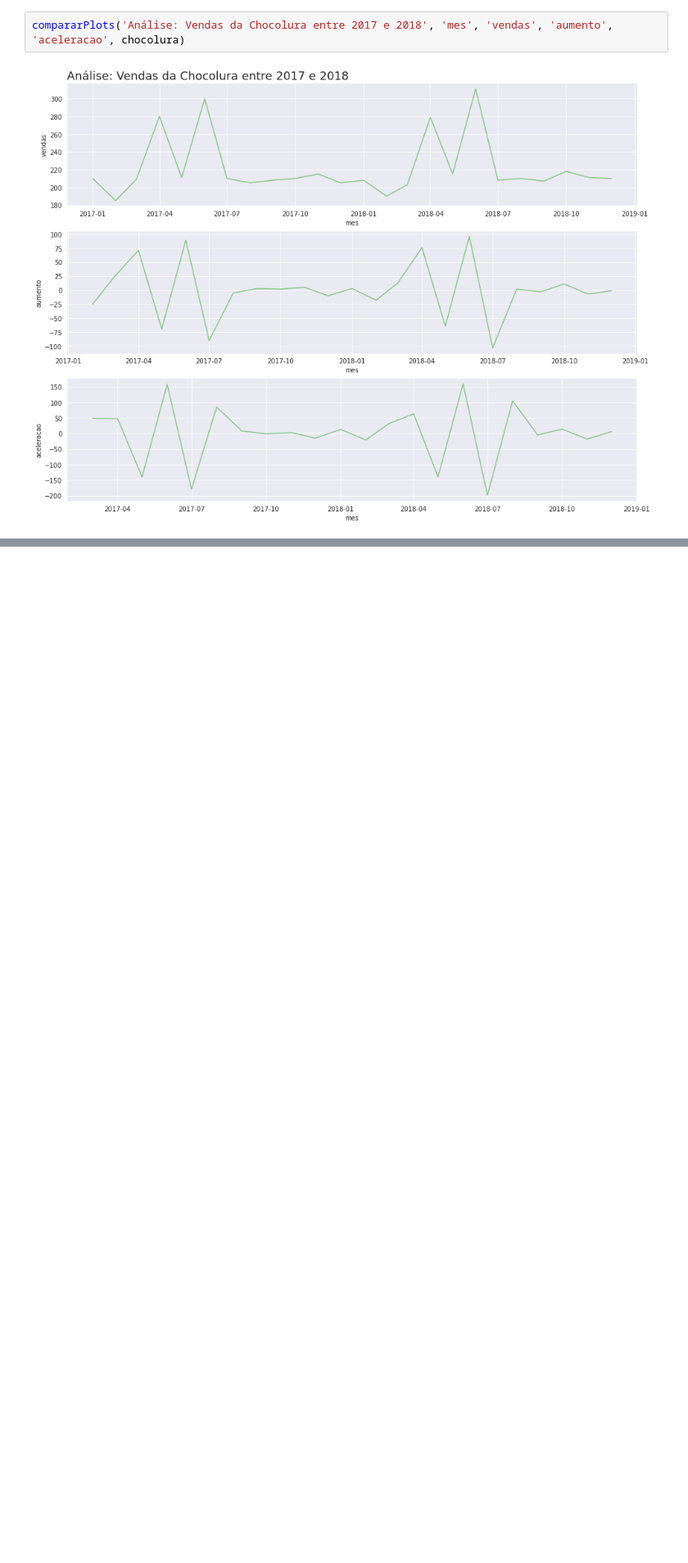
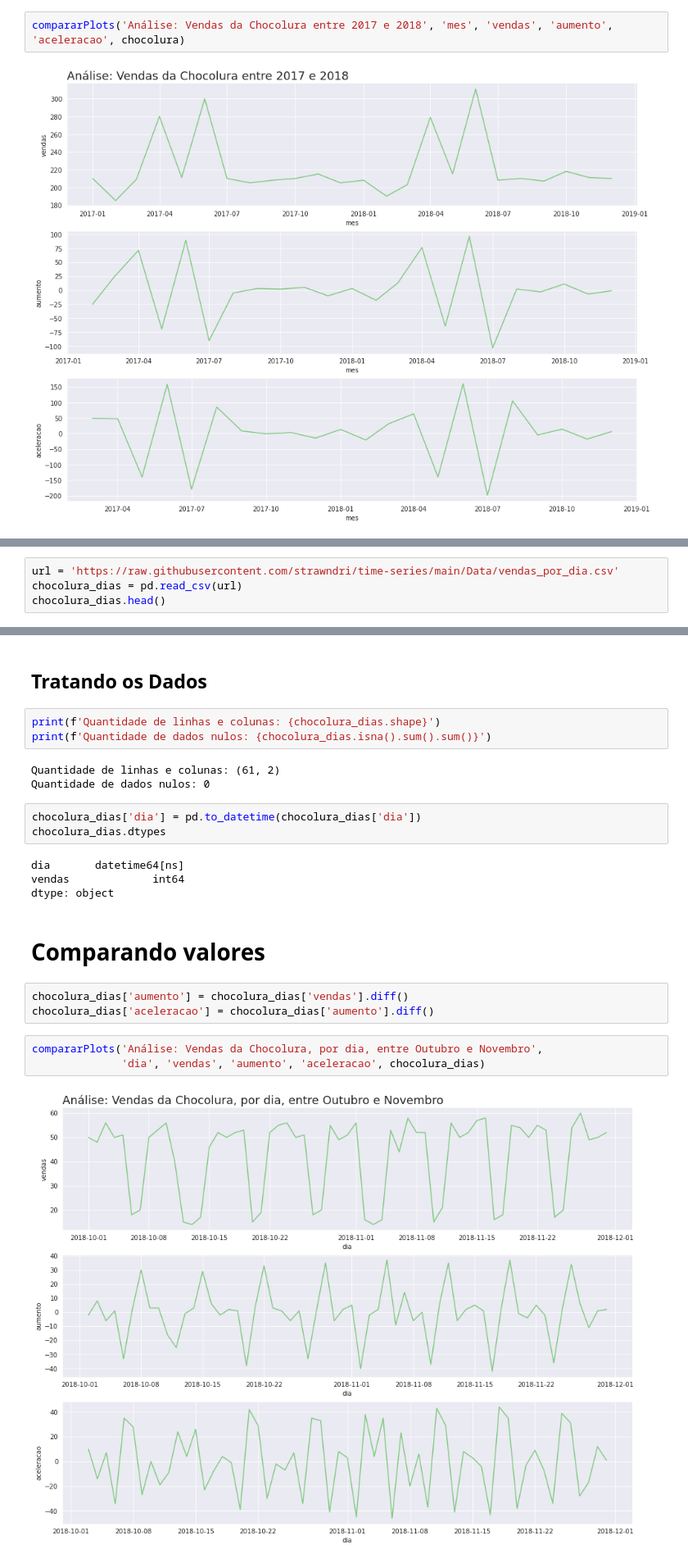
Before and after one commit to strawndri/time-series, a Jupyter notebook: time_series.ipynb, the cells around one changed output, grey strips where cells are left out. Shown at 82% size. Saved outputs shown, nothing was run; the diff lists cells and outputs as text; blank space fills up the shorter version.

Commit message:
Chocolura - Analisando as vendas por dia (Outubro e Novembro)

```diff
--- a/time_series.ipynb
+++ b/time_series.ipynb
@@ -262,0 +265,4 @@ compararPlots('Análise: Vendas da Chocolura entre 2017 e 2018', 'mes', 'vendas'
+# %%
+url = 'https://raw.githubusercontent.com/strawndri/time-series/main/Data/vendas_por_dia.csv'
+chocolura_dias = pd.read_csv(url)
+chocolura_dias.head()
@@ -262,0 +276,25 @@ compararPlots('Análise: Vendas da Chocolura entre 2017 e 2018', 'mes', 'vendas'
+# %% [markdown]
+## Tratando os Dados
+# %%
+print(f'Quantidade de linhas e colunas: {chocolura_dias.shape}')
+print(f'Quantidade de dados nulos: {chocolura_dias.isna().sum().sum()}')
+# %% [output]
+Quantidade de linhas e colunas: (61, 2)
+Quantidade de dados nulos: 0
+# %%
+chocolura_dias['dia'] = pd.to_datetime(chocolura_dias['dia'])
+chocolura_dias.dtypes
+# %% [output]
+dia       datetime64[ns]
+vendas             int64
+dtype: object
+# %% [markdown]
+# Comparando valores
+# %%
+chocolura_dias['aumento'] = chocolura_dias['vendas'].diff()
+chocolura_dias['aceleracao'] = chocolura_dias['aumento'].diff()
+# %%
+compararPlots('Análise: Vendas da Chocolura, por dia, entre Outubro e Novembro',
+              'dia', 'vendas', 'aumento', 'aceleracao', chocolura_dias)
+# %% [output]
+[figure, added]
```
Also changed, not shown: parts of 11 cells of this notebook.
